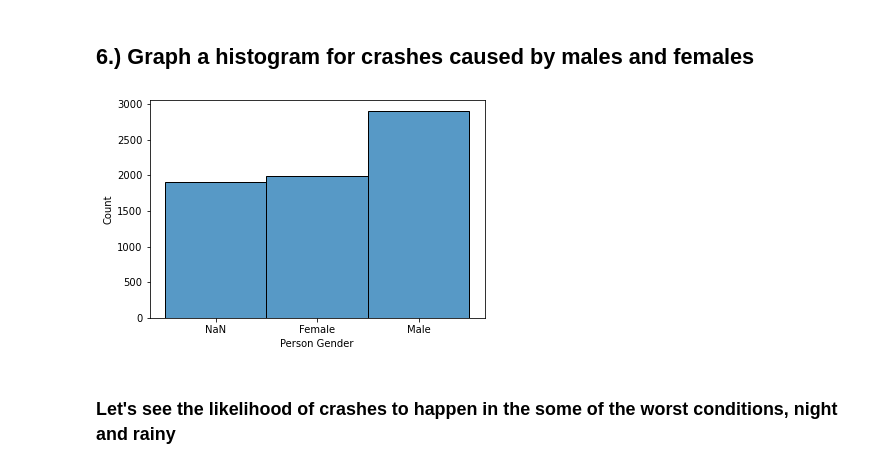
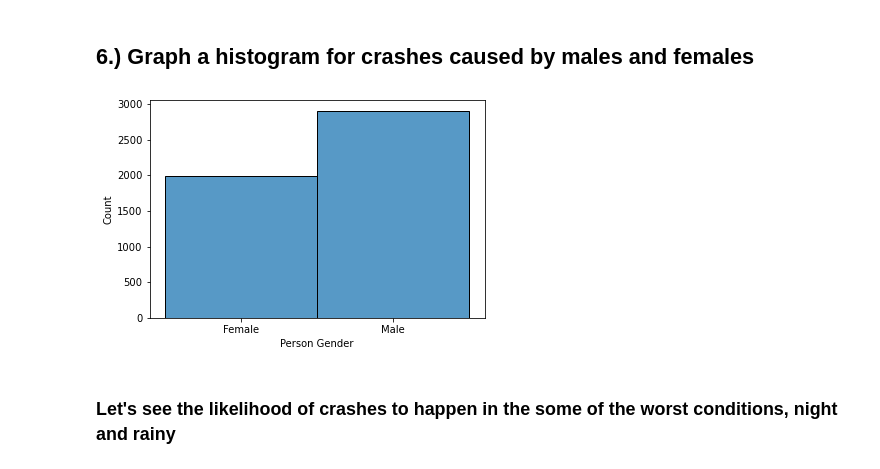
Before and after one commit to sflowers51/CIS_277_Project, a Jupyter notebook: Data_project.ipynb, the cells around one changed output. Drawn from its saved outputs; the diff is of its cells as text; code cells hidden in the pictures.

```diff
--- a/Data_project.ipynb
+++ b/Data_project.ipynb
@@ -106,11 +106,11 @@ plt.plot(days,crashes, marker = 'o');
 # %% [markdown]
 ## 6.) Graph a histogram for crashes caused by males and females
 # %%
-genders = df[df['Person Gender'] != 'Uncoded & errors']
+genders = df[df['Person Gender'] != 'NaN']
 
 sns.histplot(genders['Person Gender']);
 # %% [output]
-[figure, old version]
+[figure, new version]
 # %% [markdown]
 ### Let's see the likelihood of crashes to happen in the some of the worst conditions, night and rainy
 # %% [markdown]
```
Also changed, not shown: parts of 1 cell of this notebook.
